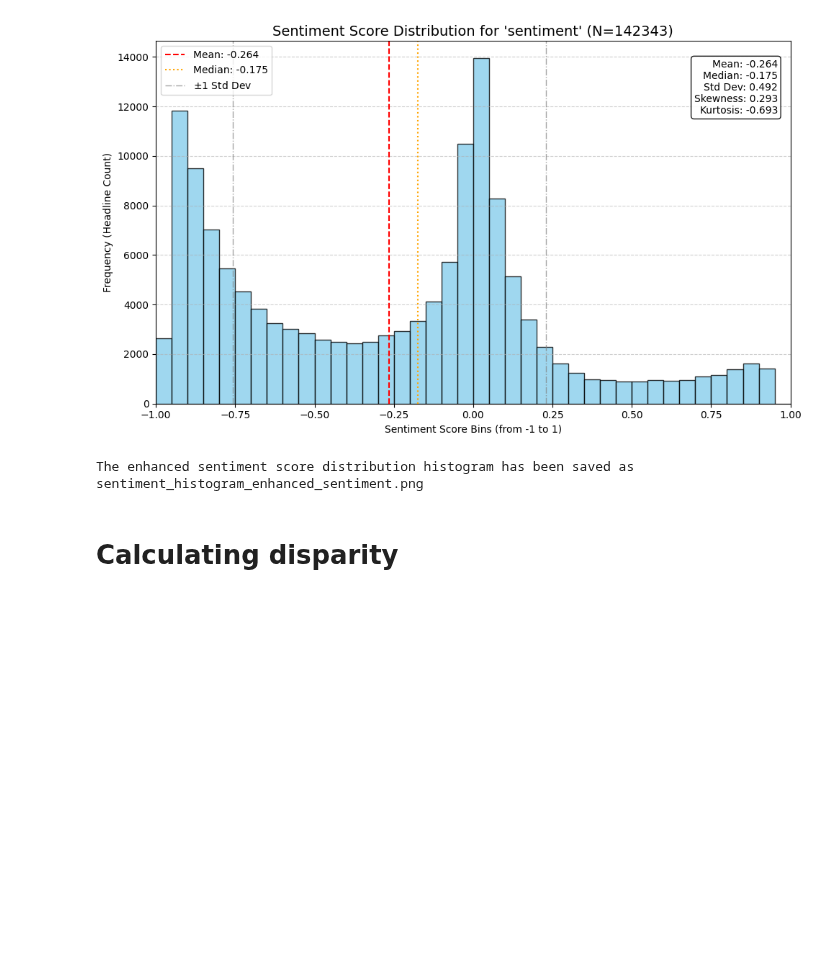
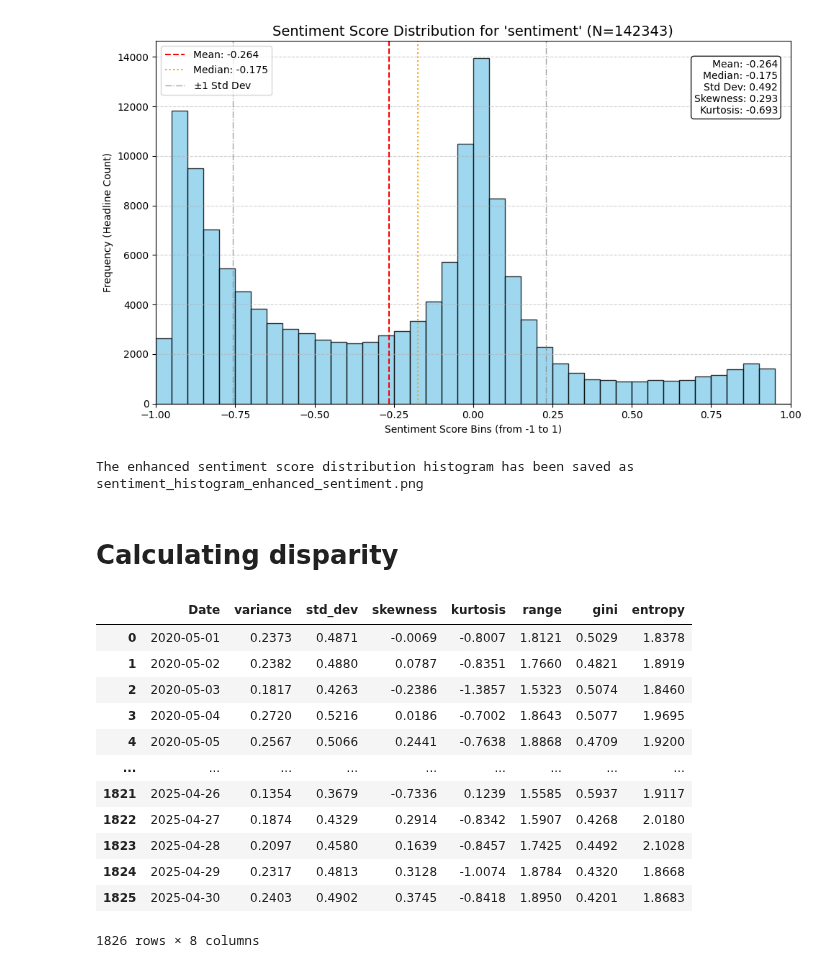
Before and after one commit to AminFiroozi/Belief-Dispersion, a Jupyter notebook: main.ipynb, the cells around one changed output. Saved outputs shown, nothing was run; the diff lists cells and outputs as text; code cells hidden in the pictures; blank space fills up the shorter version.

```diff
--- a/main.ipynb
+++ b/main.ipynb
@@ -319,7 +333,7 @@ daily_metrics.to_csv("result2.csv", index=True)
 # df.to_csv("result2.csv", index=False)
 # %%
 # Assuming the initial aggregation steps have been completed:
-df['day'] = pd.to_datetime(df['date']).dt.date
+df['Date'] = pd.to_datetime(df['date']).dt.date
 
 # 2. Calculate max_prob for each headline (highest probability among the three scores)
 df['max_prob'] = df[['positivity', 'negativity', 'neutrality']].max(axis=1)
@@ -328,7 +342,7 @@ df['max_prob'] = df[['positivity', 'negativity', 'neutrality']].max(axis=1)
 volume_column = 'headline'
 
 # 3. Perform the daily aggregation
-daily_metrics = df.groupby('day').agg(
+daily_metrics = df.groupby('Date').agg(
     # Soft Score Metrics
     soft_mean=('sentiment', 'mean'),
     soft_median=('sentiment', 'median'),
@@ -350,18 +364,16 @@ if 'soft_mean' in df.columns:
     print("Removed old 'soft_mean' column from df to prevent duplication.")
 # -----------------------------------------------------------------------
 
-# Convert the 'day' column in df to the same type as in daily_metrics (datetime.date object)
+# Convert the 'Date' column in df to the same type as in daily_metrics (datetime.date object)
 # This is crucial for a successful merge.
 df = pd.merge(
     df,
     daily_metrics,
-    on='day',
+    on='Date',
     how='left' # Use a left merge to keep all original headlines
 )
 
-# Recalculate the number of new columns after dropping one (if it existed)
-num_new_cols = df.shape[1] - df.shape[1]
-print(f"Merge successful. The new DataFrame (df) has {num_new_cols} columns added from daily_metrics.")
-# --- End of Merging Code ---
+
+daily_metrics
 # %% [output]
 Merging daily metrics back into the main DataFrame (df)...
@@ -539,7 +563,7 @@ def compute_distribution_features(group):
     if len(scores) < 10:  # Skip sparse days
         return pd.Series({
             'daily_variance': np.nan, 'daily_std_dev': np.nan, 'daily_skewness': np.nan, 'daily_kurtosis': np.nan,
-            'daily_range': np.nan, 'daily_gini': np.nan, 'daily_entropy': np.nan, 'headline_count_check': len(scores)
+            'daily_range': np.nan, 'daily_gini': np.nan, 'daily_entropy': np.nan
         })
 
     # 1-3: Basic moments
@@ -549,51 +573,55 @@ def compute_distribution_features(group):
     kurtosis = stats.kurtosis(scores)  # Excess kurtosis
 
     # 4: Range (simple bimodality proxy)
     range_val = np.max(scores) - np.min(scores)
 
     # 5: Gini coefficient
     scores_abs = np.sort(np.abs(scores))
     n = len(scores_abs)
     # Check for zero sum to avoid division by zero if all sentiment is zero
     sum_abs = np.sum(scores_abs)
     gini = 0.0
     if sum_abs > 1e-6:
         gini = (np.sum([(2 * i + 1 - n) * scores_abs[i] for i in range(n)])) / (n * sum_abs)
 
     # 6: Shannon entropy (bin into 10 bins)
     # FIX: Added subsample=None to silence FutureWarning
     binner = KBinsDiscretizer(n_bins=10, encode='ordinal', strategy='uniform', subsample=None)
 
     # Note: If all scores are identical, fit_transform will raise an error.
     try:
         binned = binner.fit_transform(scores_2d).flatten()
         hist, _ = np.histogram(binned, bins=10, density=True)
         entropy_val = entropy(hist + 1e-10)  # Avoid log(0)
     except ValueError:
         # If the data is constant, set entropy to 0
         entropy_val = 0.0
 
     return pd.Series({
-        'daily_variance': variance,
-        'daily_std_dev': std_dev,
-        'daily_skewness': skewness,
-        'daily_kurtosis': kurtosis,
-        'daily_range': range_val,
-        'daily_gini': gini,
-        'daily_entropy': entropy_val,
-        'headline_count_check': len(scores)
+        'variance': variance,
+        'std_dev': std_dev,
+        'skewness': skewness,
+        'kurtosis': kurtosis,
+        'range': range_val,
+        'gini': gini,
+        'entropy': entropy_val
     })
 
-# Apply to daily groups
-# FIX 2: Group by 'day' and apply the function to the entire group
-daily_dist_features = df.groupby('day').apply(compute_distribution_features).round(4)
-
-# --- NEW STEP: Prepare and Save to CSV with the Date Column ---
-
-# 1. Move the 'day' index back to a column
-daily_dist_features_output = daily_dist_features.reset_index()
-
-# 2. Save the result
-output_filename = 'simple_disparity.csv'
-daily_dist_features_output.to_csv(output_filename, index=False)
+disparity_df = df.groupby('Date').apply(compute_distribution_features).round(4)
+disparity_df = disparity_df.reset_index()
+disparity_df
+# %% [output]
+|  | Date | variance | std_dev | skewness | kurtosis | range | gini | entropy |
+| 0 | 2020-05-01 | 0.2373 | 0.4871 | -0.0069 | -0.8007 | 1.8121 | 0.5029 | 1.8378 |
+| 1 | 2020-05-02 | 0.2382 | 0.4880 | 0.0787 | -0.8351 | 1.7660 | 0.4821 | 1.8919 |
+| 2 | 2020-05-03 | 0.1817 | 0.4263 | -0.2386 | -1.3857 | 1.5323 | 0.5074 | 1.8460 |
+| 3 | 2020-05-04 | 0.2720 | 0.5216 | 0.0186 | -0.7002 | 1.8643 | 0.5077 | 1.9695 |
+| 4 | 2020-05-05 | 0.2567 | 0.5066 | 0.2441 | -0.7638 | 1.8868 | 0.4709 | 1.9200 |
+| ... | ... | ... | ... | ... | ... | ... | ... | ... |
+| 1821 | 2025-04-26 | 0.1354 | 0.3679 | -0.7336 | 0.1239 | 1.5585 | 0.5937 | 1.9117 |
+| 1822 | 2025-04-27 | 0.1874 | 0.4329 | 0.2914 | -0.8342 | 1.5907 | 0.4268 | 2.0180 |
+| 1823 | 2025-04-28 | 0.2097 | 0.4580 | 0.1639 | -0.8457 | 1.7425 | 0.4492 | 2.1028 |
+| 1824 | 2025-04-29 | 0.2317 | 0.4813 | 0.3128 | -1.0074 | 1.8784 | 0.4320 | 1.8668 |
+| 1825 | 2025-04-30 | 0.2403 | 0.4902 | 0.3745 | -0.8418 | 1.8950 | 0.4201 | 1.8683 |
+1826 rows × 8 columns
 # %% [markdown]
```
Also changed, not shown: parts of 31 cells of this notebook, 2 other files.
